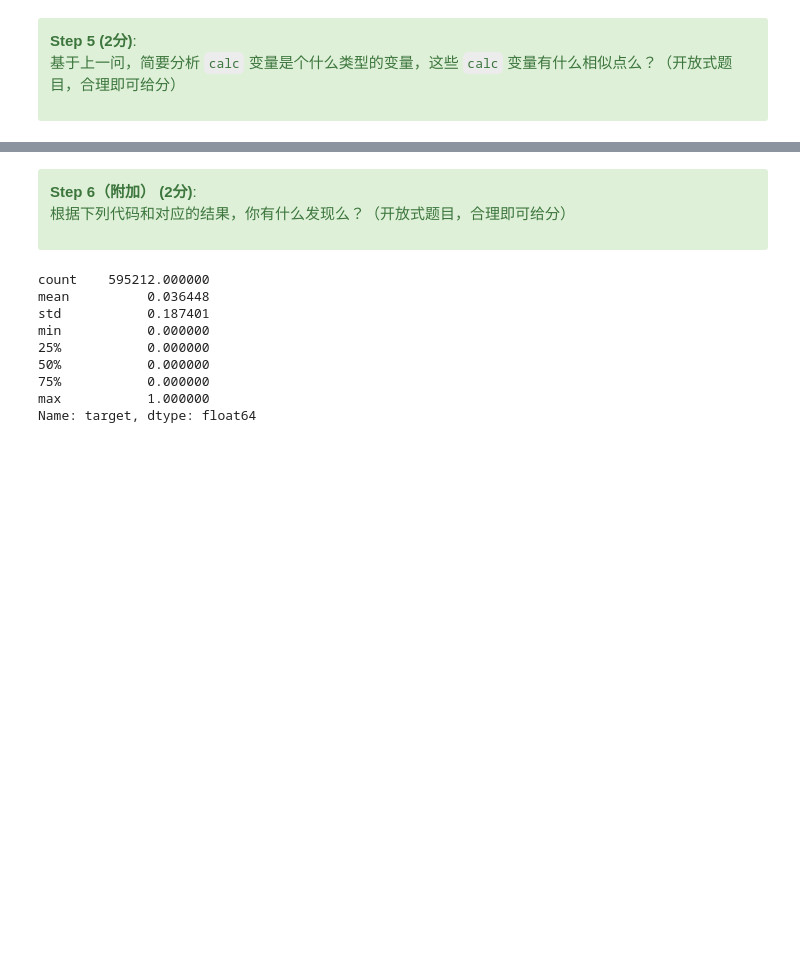
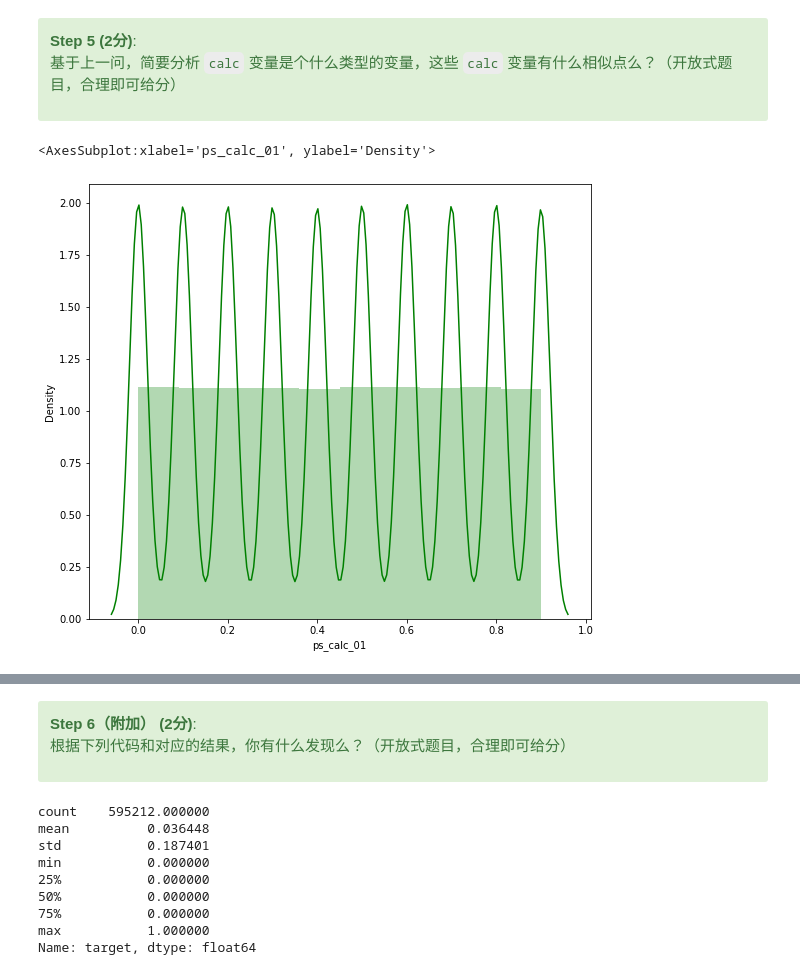
Before and after one commit to lydia0423/Kaggle, a Jupyter notebook: Kaggle 1/第二阶段_元数据/Phase2_metadata.ipynb, the cells around one changed output, grey strips where cells are left out. Saved outputs shown, nothing was run; the diff lists cells and outputs as text; code cells hidden in the pictures; blank space fills up the shorter version.

```diff
--- a/Kaggle 1/第二阶段_元数据/Phase2_metadata.ipynb
+++ b/Kaggle 1/第二阶段_元数据/Phase2_metadata.ipynb
@@ -370,3 +510,12 @@ train = pd.read_csv('./data/train.csv')
 基于上一问，简要分析 `calc` 变量是个什么类型的变量，这些 `calc` 变量有什么相似点么？（开放式题目，合理即可给分）
 
 </div>
+# %%
+import matplotlib.pyplot as plt
+import seaborn as sns
+
+plt.figure(figsize=(9, 8))
+sns.distplot(train['ps_calc_01'], color= 'g', bins= 10, hist_kws={'alpha': 0.3})
+# %% [output]
+<AxesSubplot:xlabel='ps_calc_01', ylabel='Density'>
+[figure, added]
```
Also changed, not shown: parts of 15 cells of this notebook, 10 other files.
